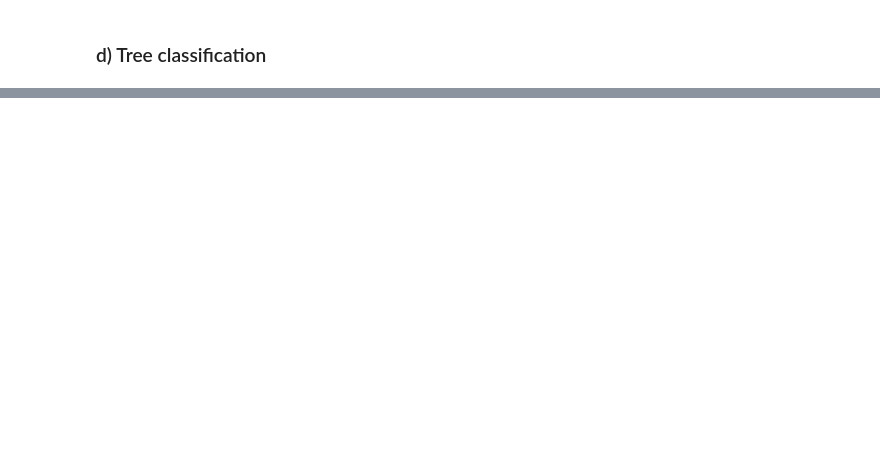
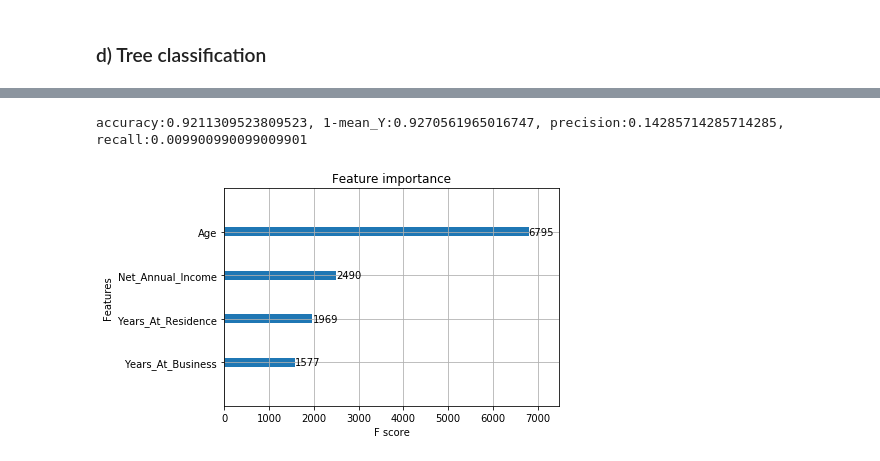
Before and after one commit to AceZz/CreditDefault, a Jupyter notebook: tristan_stampfler.ipynb, the cells around one changed output, grey strips where cells are left out. Drawn from its saved outputs; the diff is of its cells as text; code cells hidden in the pictures; blank space fills up the shorter version.

```diff
--- a/tristan_stampfler.ipynb
+++ b/tristan_stampfler.ipynb
@@ -311,4 +385,3 @@ print(f'accuracy:{accuracy}, 1-mean_Y:{1-np.average(Y)}, precision:{precision},
 # %%
-X = np.concatenate((X_quantitative,X_class), axis=1)
-model = XGBClassifier(learning_rate = 0.05, n_estimators=1000, max_depth=6)
-model.fit(X, Y)
+model = XGBClassifier(learning_rate = 0.05, n_estimators=300, max_depth=8)
+model.fit(X_train, y_train)
@@ -336,15 +438,22 @@ X.head()
 # %%
-model = XGBClassifier(learning_rate = 0.05, n_estimators=300, max_depth=10, reg_alpha=0.6)
-model.fit(X, Y)
-Y_pred = model.predict(X)
+X_train, X_test, y_train, y_test = train_test_split(X, Y, test_size=0.25, random_state=42)
+y_train = y_train.to_numpy()
+y_test = y_test.to_numpy()
+
+model = XGBClassifier(learning_rate = 0.05, n_estimators=300, max_depth=10, reg_alpha=0.5)
+model.fit(X_train, y_train)
+Y_pred = model.predict(X_test)
 predictions = [round(value) for value in Y_pred]
 
-accuracy = accuracy_score(Y, Y_pred)
-precision = precision_score(Y, Y_pred)
-recall = recall_score(Y, Y_pred)
+accuracy = accuracy_score(y_test, Y_pred)
+precision = precision_score(y_test, Y_pred)
+recall = recall_score(y_test, Y_pred)
 print(f'accuracy:{accuracy}, 1-mean_Y:{1-np.average(Y)}, precision:{precision}, recall:{recall}')
 
 # plot feature importance
 plot_importance(model)
 #to_graphviz(model)
 plt.show()
+# %% [output]
+accuracy:0.9211309523809523, 1-mean_Y:0.9270561965016747, precision:0.14285714285714285, recall:0.009900990099009901
+[figure, added]
```
Also changed, not shown: parts of 30 cells of this notebook.
